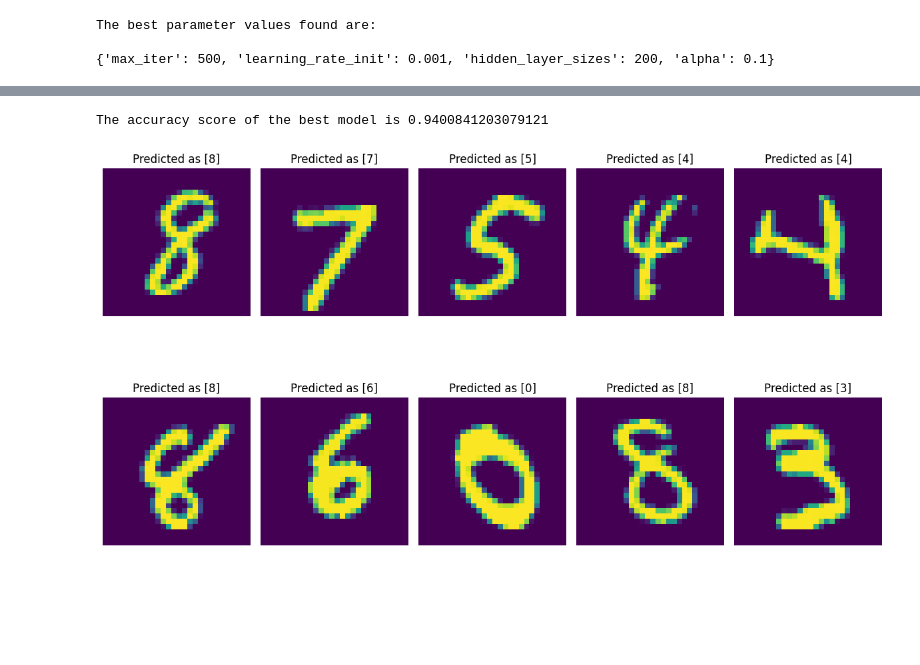
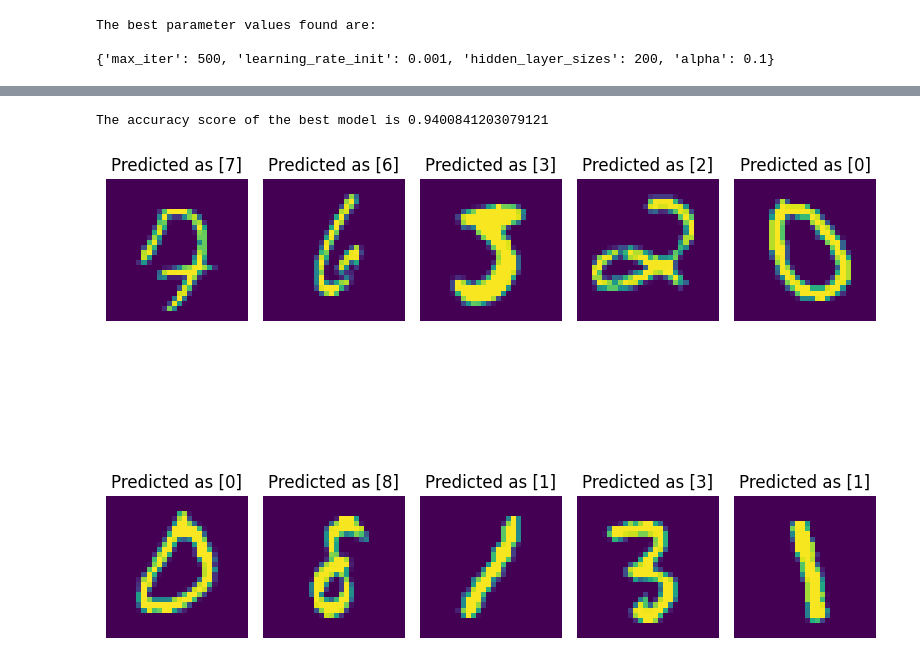
Before and after one commit to bryaanabraham/deep_learning_and_reinforcement_learning, a Jupyter notebook: Digit_Recognition.ipynb, the cells around one changed output, grey strips where cells are left out. Cells and saved outputs as stored; diff of their text form; code cells hidden in the pictures; blank space fills up the shorter version.

```diff
--- a/Digit_Recognition.ipynb
+++ b/Digit_Recognition.ipynb
@@ -109,4 +109,14 @@ model = MLPClassifier().fit(X_train, y_train)
 y_pred = model.predict(X_test)
 
 print(f"Using MLPClassifier with the default parameter values gives an accuracy of {accuracy_score(y_pred, y_test)}")
+plt.figure(figsize=(8,8))
+for i in range(10):
+    plt.subplot(2, 5, i+1)
+    sample = random.choice(X_test)
+    plt.imshow(sample.reshape(28,28))
+    pred = model.predict(sample.reshape(1,-1))
+    plt.title(f"Predicted as {pred}")
+    plt.axis("off")
+
+plt.tight_layout()
 # %% [output]
@@ -166,17 +204,17 @@ The best parameter values found are:
 # %%
 y_pred = bestmodel.predict(X_test)
 print(f"The accuracy score of the best model is {accuracy_score(y_test, y_pred)}\n")
 
-plt.figure(figsize=(12,8))
+plt.figure(figsize=(8,8))
 for i in range(10):
     plt.subplot(2, 5, i+1)
     sample = random.choice(X_test)
     plt.imshow(sample.reshape(28,28))
     pred = bestmodel.predict(sample.reshape(1,-1))
     plt.title(f"Predicted as {pred}")
     plt.axis("off")
 
 plt.tight_layout()
 # %% [output]
 The accuracy score of the best model is 0.9400841203079121
-[figure, old version]
+[figure, new version]
```
Also changed, not shown: parts of 5 cells of this notebook.
